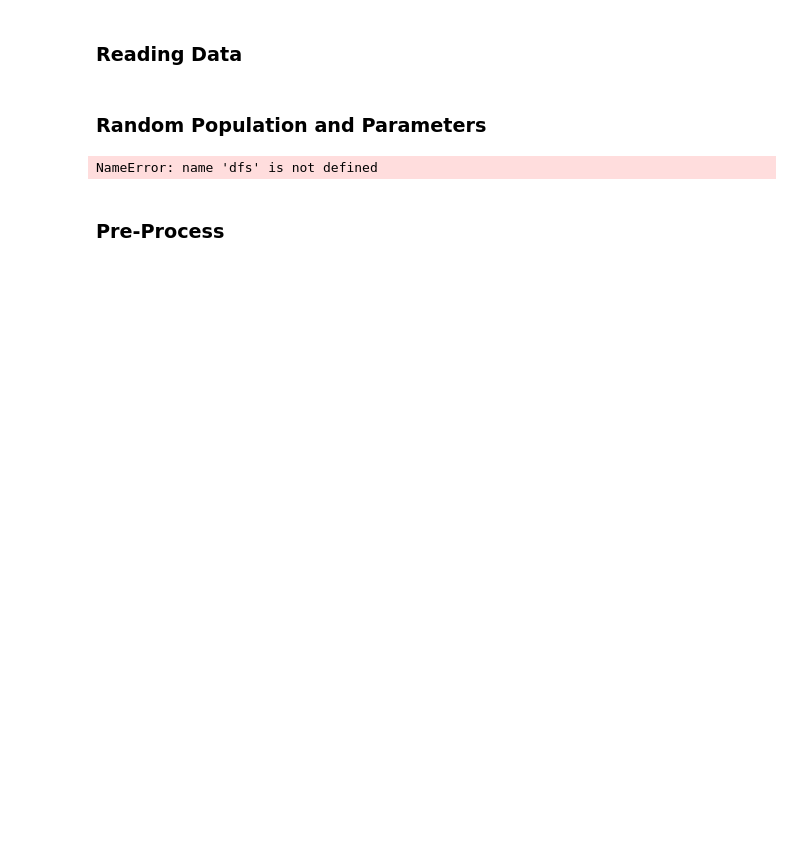
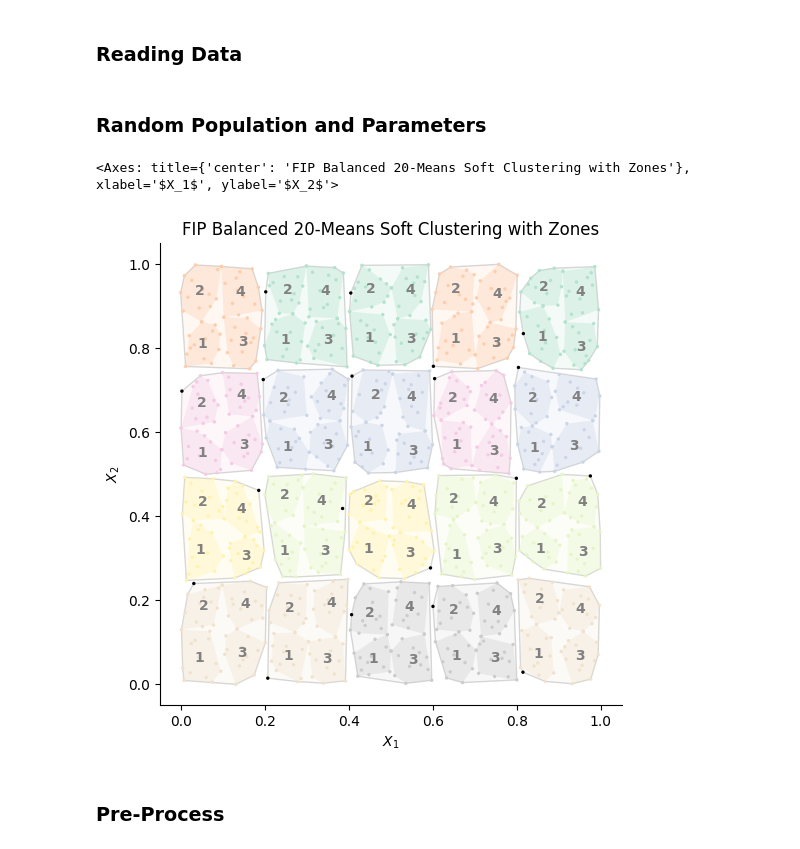
Before and after one commit to mehdimhb/graphical-sampling, a Jupyter notebook: simulations/jupyters/sampling_clean.ipynb, the cells around one changed output. Cells and saved outputs as stored; diff of their text form; code cells hidden in the pictures; blank space fills up the shorter version.

Commit message:
zones are working correctly

```diff
--- a/simulations/jupyters/sampling_clean.ipynb
+++ b/simulations/jupyters/sampling_clean.ipynb
@@ -75,8 +81,9 @@ import numpy as np
 
 # Assuming inclusion_probabilities is defined elsewhere or imported
 # from your package
+files = ["aggregated.csv", "regular.csv", "meuse.csv", "swiss.csv"]
 
-def popus(n, files, path="populations/real"):
+def popus(n, path="populations/real"):
     dfs = {} # Better to define inside to keep it clean
     for f in files:
         full_path = os.path.join(path, f)
@@ -103,7 +110,7 @@ def popus(n, files, path="populations/real"):
         elif f == "meuse.csv":
             coords = df[['x', 'y']].to_numpy()
             # Unequal Probabilities (UP)
-            pik_up = inclusion_probabilities(df['copper'].to_numpy(), n)
+            pik_up = inclusion_probabilities(df['copper'].to_numpy().copy(), n)
             dfs[f'df_{name}'] = pd.DataFrame({
                 'coord_x': coords[:, 0],
                 'coord_y': coords[:, 1],
@@ -115,7 +122,7 @@ def popus(n, files, path="populations/real"):
         elif f == "swiss.csv":
             coords = df[['x', 'y']].to_numpy()
             AREA = df['AREA'].to_numpy().clip(5, 100)
-            pik_up = inclusion_probabilities(AREA, n)
+            pik_up = inclusion_probabilities(AREA.copy(), n)
             dfs[f'df_{name}'] = pd.DataFrame({
                 'coord_x': coords[:, 0],
                 'coord_y': coords[:, 1],
@@ -130,35 +137,39 @@ def popus(n, files, path="populations/real"):
 # %%
 # --- Parameters ---
 popu = 'df_regular'
 ep_or_up = 'pik_ep'
 n = 20
-r_sample_per_cluster = 20  # Total sample size = n/r = 1 cluster
-centroid_grid_x = 1
-num_zones_sweep = (10, 10) # 100 sub-zones within that 1 cluster
+r_sample_per_cluster = 1
+centroid_grid_x = None
+num_zones_cluster = [1]
+num_zones_sweep = [(2, 2)]
+num_splits = [1]
 
+df = popus(n)[popu]
 # --- Data Preparation ---
-target_df = dfs[popu] # Use the dictionary returned by popus
+target_df = df
 coords_data = target_df[['coord_x', 'coord_y']].to_numpy()
 inclusions_data = target_df[ep_or_up].to_numpy()
 variable_data = target_df['z'].to_numpy() if 'z' in target_df.columns else inclusions_data
 
 # --- Population & Clustering ---
 pop = gs.Population(coords_data, inclusions_data, n=n, variable=variable_data)
 
 fbn = gs.clustering.FIPBalancedNMeans(
     n=n,
     centroid_grid_x=centroid_grid_x,
     r_sample_per_cluster=r_sample_per_cluster,
     init_clust_method='expanded',
     split_size=1
 )
 
 fbn.fit(pop)
-fbn.fit_zones(num_zones=num_zones_sweep, mode='sweep_xy')
+fbn.fit_zones(num_zones=num_zones_sweep[0], mode='sweep_xy')
 
 # --- Visualization ---
 fbn.plot(mode='soft')
 # %% [output]
-NameError: name 'dfs' is not defined
+<Axes: title={'center': 'FIP Balanced 20-Means Soft Clustering with Zones'}, xlabel='$X_1$', ylabel='$X_2$'>
+[figure, added]
 # %% [markdown]
 ### Pre-Process
```
Also changed, not shown: parts of 11 cells of this notebook, 3 other files.
